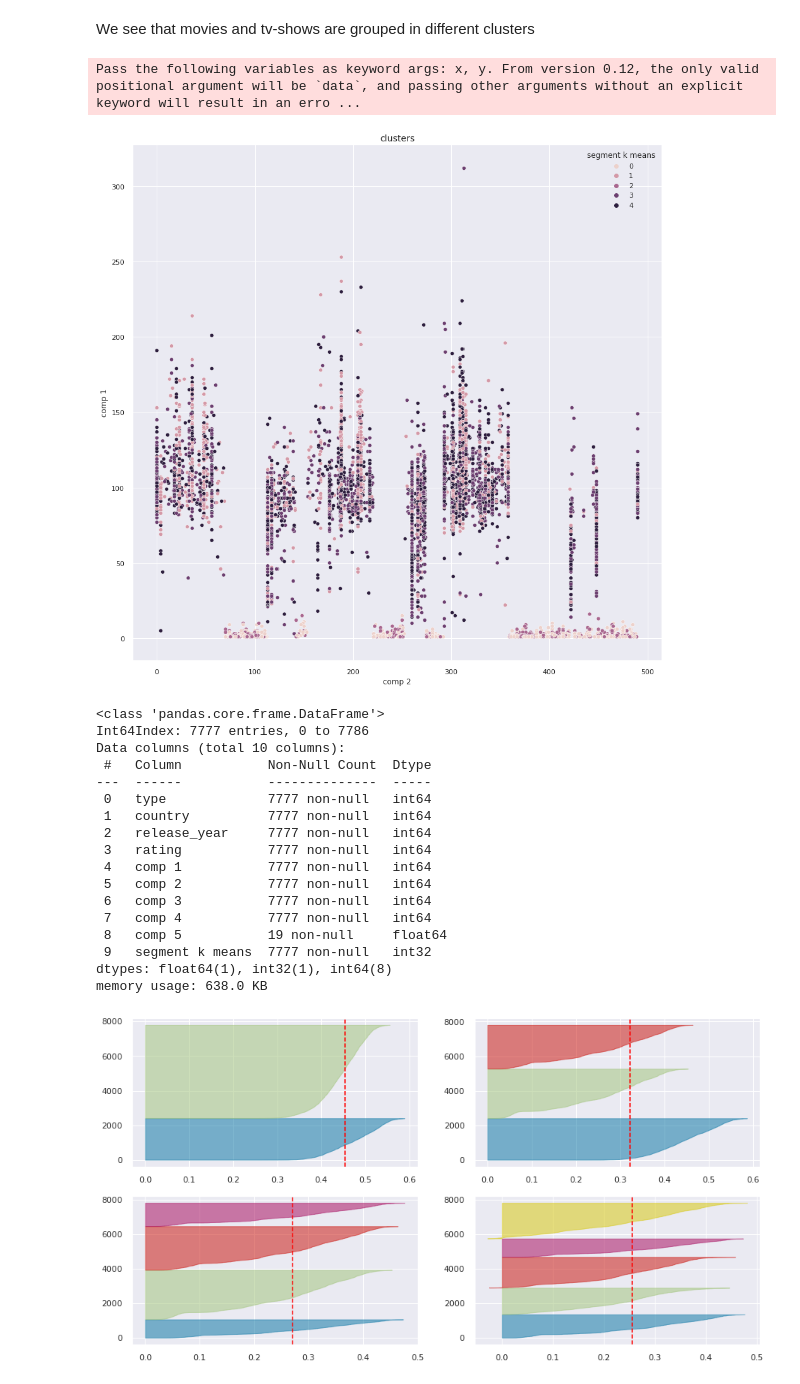
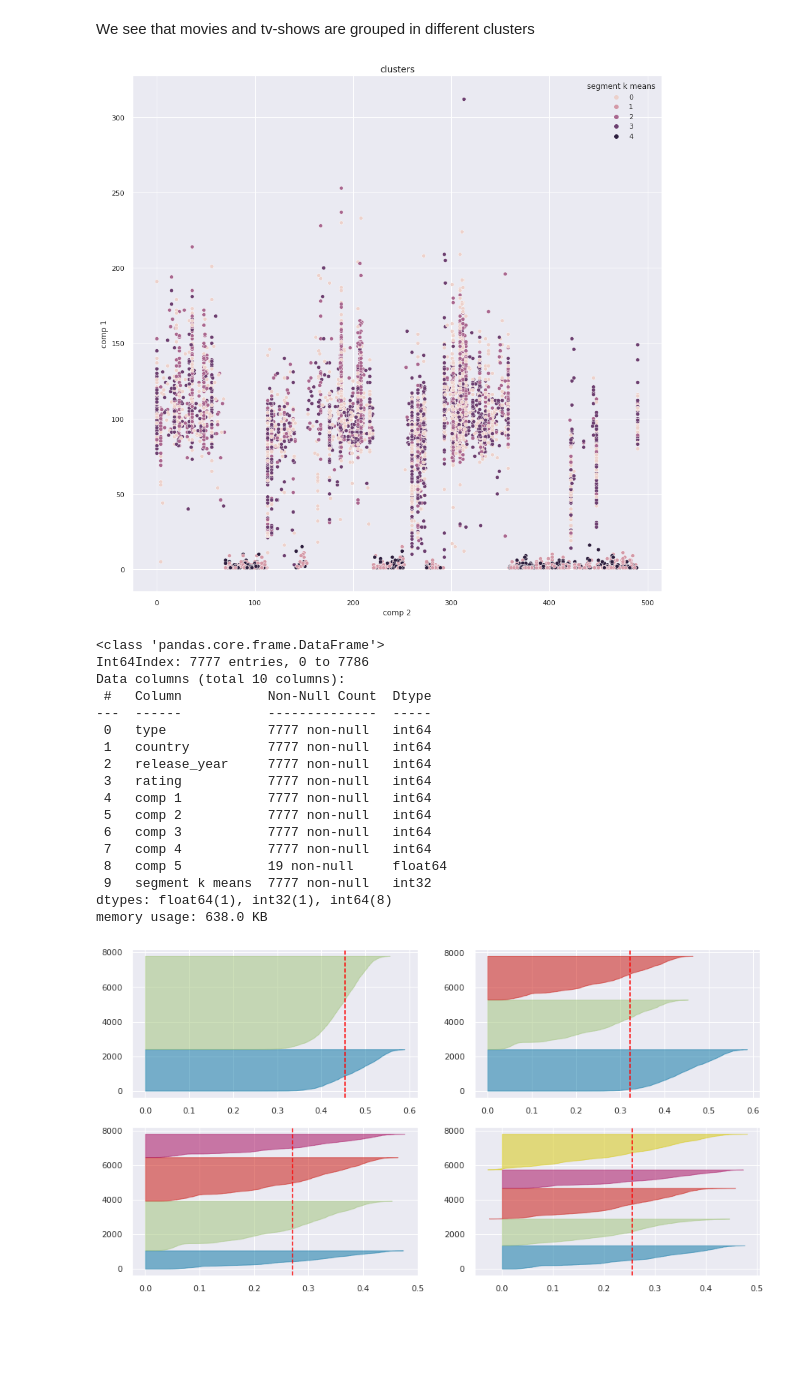
Before and after one commit to Vinitladse/NETFLIX-MOVIES-AND-TV-SHOWS-CLUSTERING, a Jupyter notebook: Vinit_Ladse(Group)NETFLIX_MOVIES_AND_TV_SHOWS_CLUSTERING.ipynb, the cells around one changed output. Cells and saved outputs as stored; diff of their text form; code cells hidden in the pictures; blank space fills up the shorter version.

```diff
--- a/Vinit_Ladse(Group)NETFLIX_MOVIES_AND_TV_SHOWS_CLUSTERING.ipynb
+++ b/Vinit_Ladse(Group)NETFLIX_MOVIES_AND_TV_SHOWS_CLUSTERING.ipynb
@@ -862,42 +974,41 @@ netflix_data[netflix_data['cluster']==size_array.index(sorted(size_array)[-1])].
 # %% [markdown]
 We see that movies and tv-shows are grouped in different clusters
 # %%
-data = pd.concat([new_netflix_data,pd.DataFrame(score)],axis=1)
-data.columns.values[-5:]=['comp 1','comp 2','comp 3','comp 4','comp 5']
-data['segment k means'] = kmeans.labels_
+netflix_data = pd.concat([new_netflix_data,pd.DataFrame(score)],axis=1)
+netflix_data.columns.values[-5:]=['comp 1','comp 2','comp 3','comp 4','comp 5']
+netflix_data['segment k means'] = kmeans.labels_
 
 #data = data.set_index(data['show_id'])
 #f_mm.head()
 
 x_axis = data['comp 2']
 y_axis = data['comp 1']
 plt.figure(figsize=(15,15))
-sns.scatterplot(x_axis,y_axis,hue=df['segment k means'])
+sns.scatterplot(x_axis,y_axis,hue=netflix_data['segment k means'])
 plt.title('clusters', fontsize = 14)
 plt.show()
 
 
-df.info()
+netflix_data.info()
 # %% [output]
+[figure, new version]
-Pass the following variables as keyword args: x, y. From version 0.12, the only valid positional argument will be `data`, and passing other arguments without an explicit keyword will result in an erro ...
+<class 'pandas.core.frame.DataFrame'>
+Int64Index: 7777 entries, 0 to 7786
+Data columns (total 10 columns):
+ #   Column           Non-Null Count  Dtype
+---  ------           --------------  -----
+ 0   type             7777 non-null   int64
+ 1   country          7777 non-null   int64
+ 2   release_year     7777 non-null   int64
+ 3   rating           7777 non-null   int64
+ 4   comp 1           7777 non-null   int64
+ 5   comp 2           7777 non-null   int64
+ 6   comp 3           7777 non-null   int64
+ 7   comp 4           7777 non-null   int64
+ 8   comp 5           19 non-null     float64
+ 9   segment k means  7777 non-null   int32
+dtypes: float64(1), int32(1), int64(8)
+memory usage: 638.0 KB
-[figure, old version]
-<class 'pandas.core.frame.DataFrame'>
-Int64Index: 7777 entries, 0 to 7786
-Data columns (total 10 columns):
- #   Column           Non-Null Count  Dtype
----  ------           --------------  -----
- 0   type             7777 non-null   int64
- 1   country          7777 non-null   int64
- 2   release_year     7777 non-null   int64
- 3   rating           7777 non-null   int64
- 4   comp 1           7777 non-null   int64
- 5   comp 2           7777 non-null   int64
- 6   comp 3           7777 non-null   int64
- 7   comp 4           7777 non-null   int64
- 8   comp 5           19 non-null     float64
- 9   segment k means  7777 non-null   int32
-dtypes: float64(1), int32(1), int64(8)
-memory usage: 638.0 KB
 # %%
 from yellowbrick.cluster import SilhouetteVisualizer
 
```
Also changed, not shown: parts of 62 cells of this notebook.
